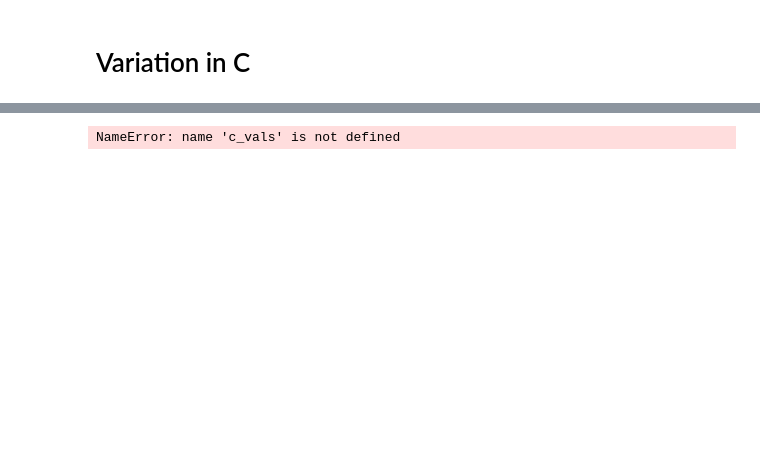
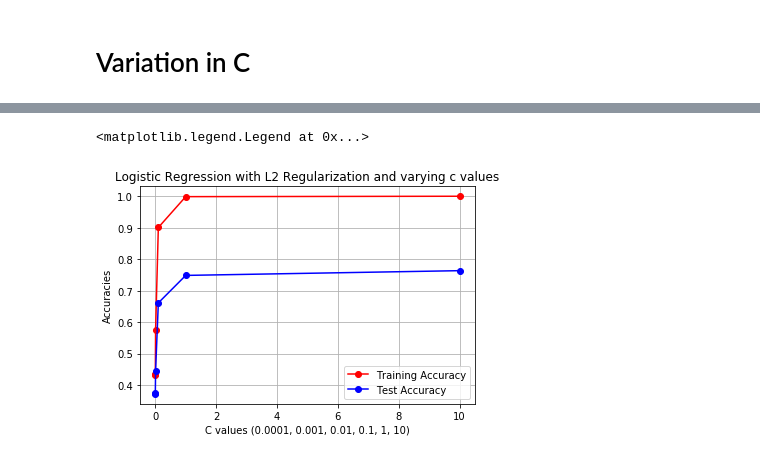
Before and after one commit to jackyteoh/ArticleClassifier, a Jupyter notebook: ArticleClassifier_Logistic_Regression.ipynb, the cells around one changed output, grey strips where cells are left out. Saved outputs shown, nothing was run; the diff lists cells and outputs as text; code cells hidden in the pictures; blank space fills up the shorter version.

```diff
--- a/ArticleClassifier_Logistic_Regression.ipynb
+++ b/ArticleClassifier_Logistic_Regression.ipynb
@@ -390,8 +396,10 @@ def logreg2_model(c , X_train, Y_train, X_test, Y_test):
     logreg2.fit(X_train, Y_train)
     Yhat_train = logreg2.predict(X_train)
     Yhat_test = logreg2.predict(X_test)
+    prob.append(logreg2.predict_proba(X_test))
 # %%
 #Testing Accuracy
+prob = []
 c = 1
 logreg2_model(c, train_x, train_y_1_arr, test_x, test_y_1_arr)
 logreg2_model(c, train_x, train_y_2_arr, test_x, test_y_2_arr)
@@ -479,19 +493,18 @@ print(train_acc_L2, "is the training accuracy for our logistic regression with L
 # %% [markdown]
 # Variation in C
 # %%
-#change svm_linear to best regulariazation above
+#change logreg2_model to best regulariazation above
 c_vals = [0.0001, 0.001, 0.01, 0.1, 1, 10]
 train_acc_carray = []
 test_acc_carray = []
 for c in c_vals:
     #testing
     prob = []
-    svm_linear(c, train_x, train_y_1_arr, test_x, test_y_1_arr)
-    svm_linear(c, train_x, train_y_2_arr, test_x, test_y_2_arr)
-    svm_linear(c, train_x, train_y_3_arr, test_x, test_y_3_arr)
-    svm_linear(c, train_x, train_y_4_arr, test_x, test_y_4_arr)
-    svm_linear(c, train_x, train_y_5_arr, test_x, test_y_5_arr)
-
+    logreg2_model(c, train_x, train_y_1_arr, test_x, test_y_1_arr)
+    logreg2_model(c, train_x, train_y_2_arr, test_x, test_y_2_arr)
+    logreg2_model(c, train_x, train_y_3_arr, test_x, test_y_3_arr)
+    logreg2_model(c, train_x, train_y_4_arr, test_x, test_y_4_arr)
+    logreg2_model(c, train_x, train_y_5_arr, test_x, test_y_5_arr)
 
     test_yhat_linear = []
     # test_yhat_linear_pac = []
@@ -529,18 +542,17 @@ for c in c_vals:
     #         print("INCORRECT", test_yhat_linear[i], ", actual: ", test_y[i][0], "=", (test_y[i][0]))
 
     test_acc_linear = correct/len(test_x)
-    print(test_acc_linear, "is the testing accuracy for logistic regression with regularization L and c = " , c)
+    print(test_acc_linear, "is the testing accuracy for logistic regression with regularization L2 and c =" , c)
     test_acc_carray.append(test_acc_linear)
-
 
 
     #training accuracy
     prob = []
-    svm_linear(c, train_x, train_y_1_arr, train_x, train_y)
-    svm_linear(c, train_x, train_y_2_arr, train_x, train_y)
-    svm_linear(c, train_x, train_y_3_arr, train_x, train_y)
-    svm_linear(c, train_x, train_y_4_arr, train_x, train_y)
-    svm_linear(c, train_x, train_y_5_arr, train_x, train_y)
+    logreg2_model(c, train_x, train_y_1_arr, train_x, train_y)
+    logreg2_model(c, train_x, train_y_2_arr, train_x, train_y)
+    logreg2_model(c, train_x, train_y_3_arr, train_x, train_y)
+    logreg2_model(c, train_x, train_y_4_arr, train_x, train_y)
+    logreg2_model(c, train_x, train_y_5_arr, train_x, train_y)
 
     train_yhat_linear = []
     for i in range (0, len(train_x), 1):
@@ -572,5 +584,4 @@ for c in c_vals:
 
     train_acc_linear = correct/len(train_x)
     train_acc_carray.append(train_acc_linear)
-    print(train_acc_linear, "is the training accuracy for logistic regression with regularization L  and c = " , c , "\n")
-    \
+    print(train_acc_linear, "is the training accuracy for logistic regression with regularization L2 and c =" , c , "\n")
@@ -577,9 +601,13 @@ for c in c_vals:
 # %%
 plt.plot(c_vals, train_acc_carray, 'ro-')
 plt.plot(c_vals, test_acc_carray,'bo-')
 plt.grid()
+plt.xlabel('C values (0.0001, 0.001, 0.01, 0.1, 1, 10)')
+plt.ylabel('Accuracies')
+plt.title('Logistic Regression with L2 Regularization and varying c values')
 
 # Use the following function to have a legend
 plt.legend(['Training Accuracy', 'Test Accuracy'], loc='best')
 # %% [output]
-NameError: name 'c_vals' is not defined
+<matplotlib.legend.Legend at 0x...>
+[figure, added]
```
Also changed, not shown: parts of 6 cells of this notebook.
